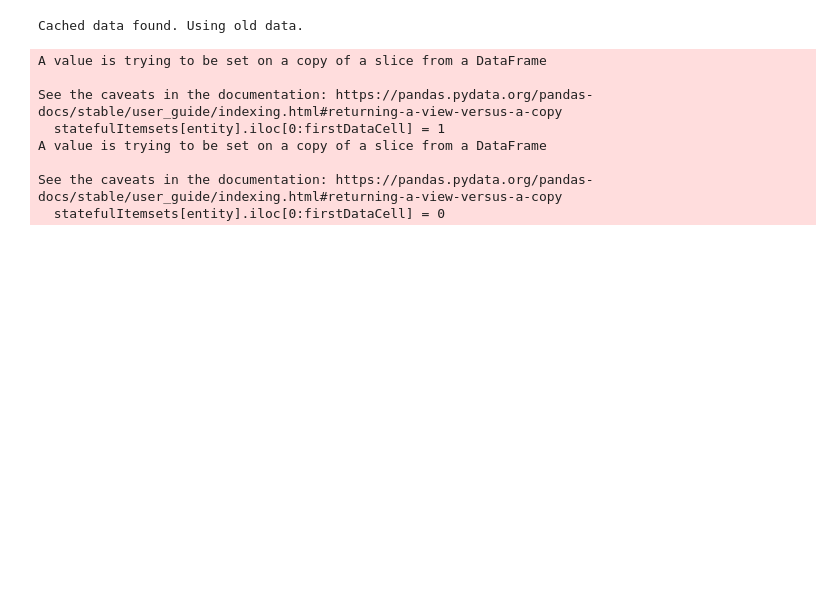
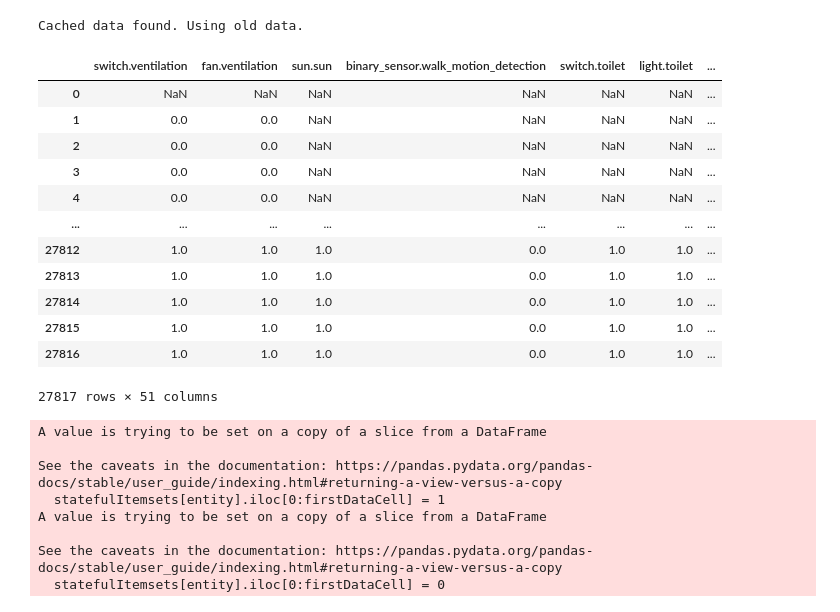
Before and after one commit to Jordenjj/SHASFARM, a Jupyter notebook: pipeline.ipynb, the cells around one changed output. Cells and saved outputs as stored; diff of their text form; code cells hidden in the pictures; blank space fills up the shorter version.

```diff
--- a/pipeline.ipynb
+++ b/pipeline.ipynb
@@ -46,7 +46,7 @@ data
 
 #Define entity types to be considered in data
 #entity types including
-includeNoise = False
+includeNoise = True
 entityTypes = ['binary_sensor', 'light','person', 'button', 'sun', 'lock', 'media_player', 'switch', 'alarm_control_panel', 'fan', 'sensor']
 #entityTypes = ['binary_sensor', 'light', 'sun', 'fan', 'switch']
 #Manual filter
@@ -91,4 +91,3 @@ for entity in data['entity_id'].unique():
         entities.append(entity)
 #Create dataframe of all entities to be used
 dataEntitiesFiltered = data[data['entity_id'].isin(entities)]
-len(dataEntitiesFiltered)
@@ -172,6 +169,22 @@ statefulItemsets.replace(['below_horizon', 'not_home', 'locked', 'idle', 'paused
 statefulItemsets.replace(['above_horizon', 'home', 'unlocked','playing', 'on'], 1, inplace=True)
 # %% [output]
 Cached data found. Using old data.
+# %%
+statefulItemsets
+# %% [output]
+|  | switch.ventilation | fan.ventilation | sun.sun | binary_sensor.walk_motion_detection | switch.toilet | light.toilet | ... |
+| 0 | NaN | NaN | NaN | NaN | NaN | NaN | ... |
+| 1 | 0.0 | 0.0 | NaN | NaN | NaN | NaN | ... |
+| 2 | 0.0 | 0.0 | NaN | NaN | NaN | NaN | ... |
+| 3 | 0.0 | 0.0 | NaN | NaN | NaN | NaN | ... |
+| 4 | 0.0 | 0.0 | NaN | NaN | NaN | NaN | ... |
+| ... | ... | ... | ... | ... | ... | ... | ... |
+| 27812 | 1.0 | 1.0 | 1.0 | 0.0 | 1.0 | 1.0 | ... |
+| 27813 | 1.0 | 1.0 | 1.0 | 0.0 | 1.0 | 1.0 | ... |
+| 27814 | 1.0 | 1.0 | 1.0 | 0.0 | 1.0 | 1.0 | ... |
+| 27815 | 1.0 | 1.0 | 1.0 | 0.0 | 1.0 | 1.0 | ... |
+| 27816 | 1.0 | 1.0 | 1.0 | 0.0 | 1.0 | 1.0 | ... |
+27817 rows × 51 columns
 # %%
 loop = 0
 for entity in statefulItemsets.loc[:, ~statefulItemsets.columns.isin(['timeslot', 'dow'])]:
```
Also changed, not shown: parts of 12 cells of this notebook.
